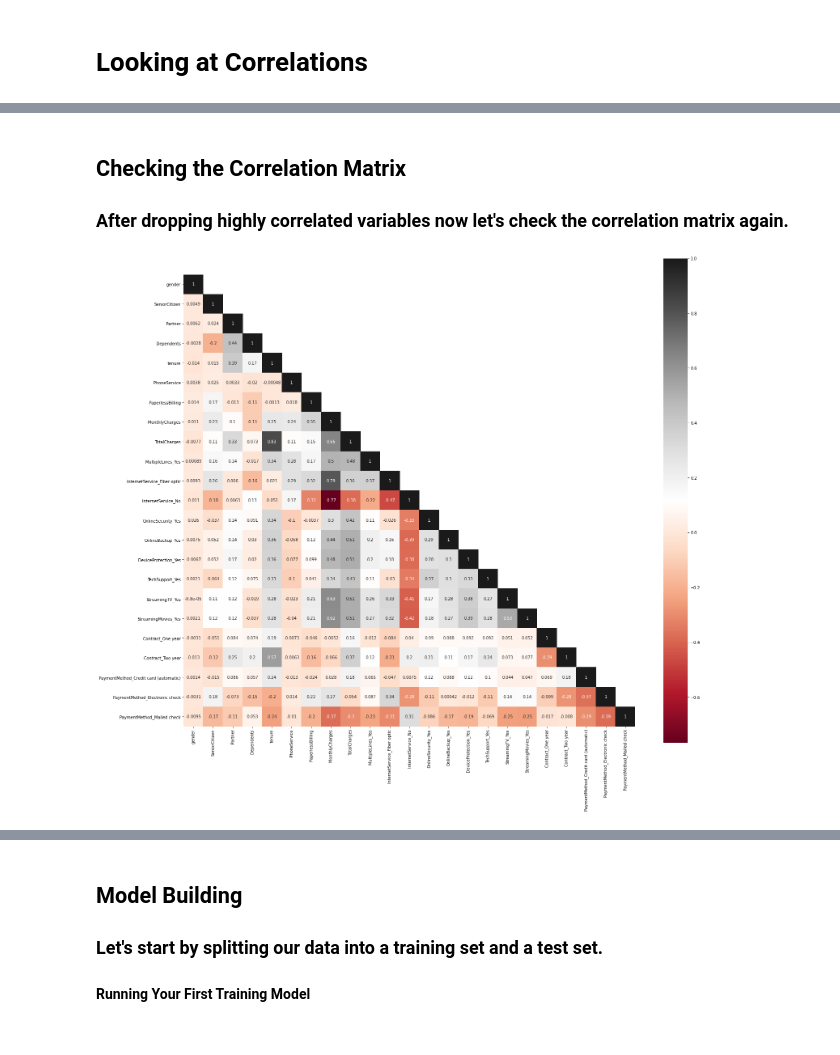
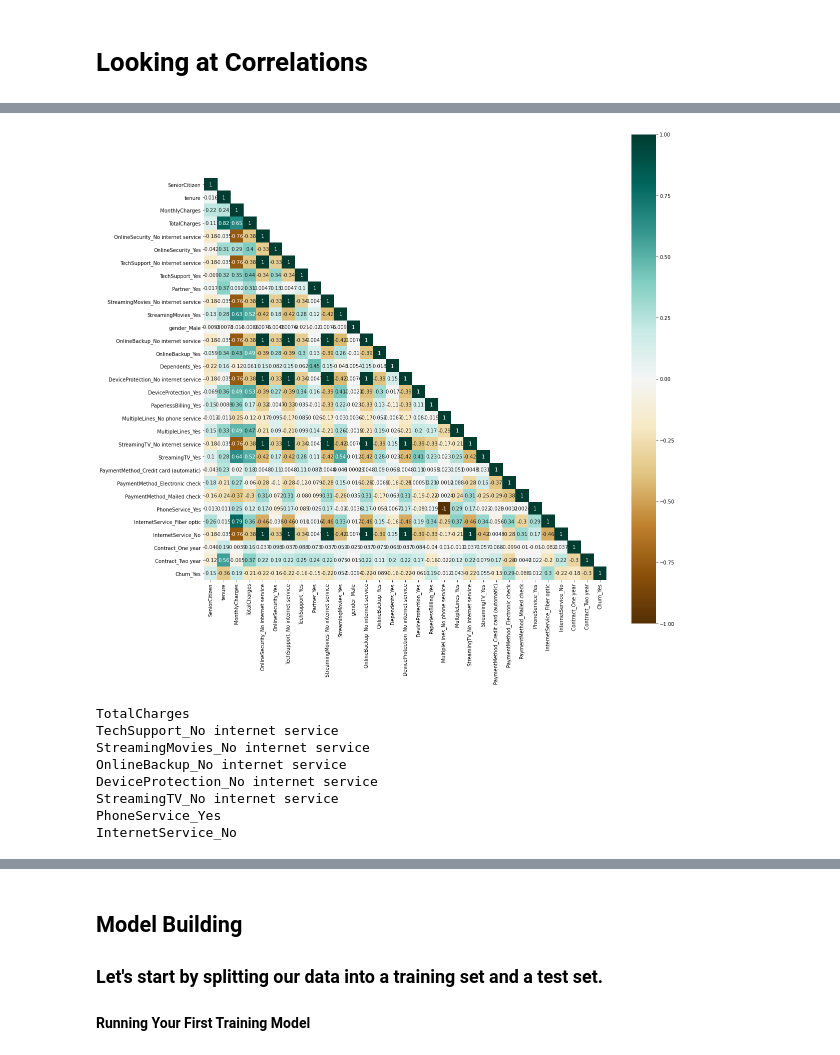
Before and after one commit to ml-nest/passion_projects, a Jupyter notebook: Customer-Churn-Telecom/final.ipynb, the cells around one changed output, grey strips where cells are left out. Saved outputs shown, nothing was run; the diff lists cells and outputs as text; code cells hidden in the pictures.

```diff
--- a/Customer-Churn-Telecom/final.ipynb
+++ b/Customer-Churn-Telecom/final.ipynb
@@ -438,16 +417,17 @@ Index(['gender', 'SeniorCitizen', 'Partner', 'Dependents', 'tenure',
-# %% [markdown]
-## Checking the Correlation Matrix
-### After dropping highly correlated variables now let's check the correlation matrix again.
-# %%
-# plt.figure(figsize = (22,20))
-# sns.heatmap(X_train.corr(),annot = True, cmap="viridis")
-# plt.show()
-cor_mat= X_train.corr()
-mask = np.array(cor_mat)
-mask[np.tril_indices_from(mask)] = False
-fig=plt.gcf()
-fig.set_size_inches(25,22)
-sns.heatmap(cor_mat,mask=mask,square=True,annot=True,cbar=True,cmap="RdGy")
-plt.show()
-# %% [output]
-[figure, removed]
+# %%
+# plotting correlations
+plot_corr(master_train)
+# %% [output]
+[figure, added]
+# %%
+# Dropping columns with correlation more than 0.8
+dropped_columns = correlation(master_train, 0.8)
+# %% [output]
+TotalCharges
+TechSupport_No internet service
+StreamingMovies_No internet service
+OnlineBackup_No internet service
+DeviceProtection_No internet service
+StreamingTV_No internet service
+PhoneService_Yes
+InternetService_No
```
Also changed, not shown: parts of 20 cells of this notebook.
